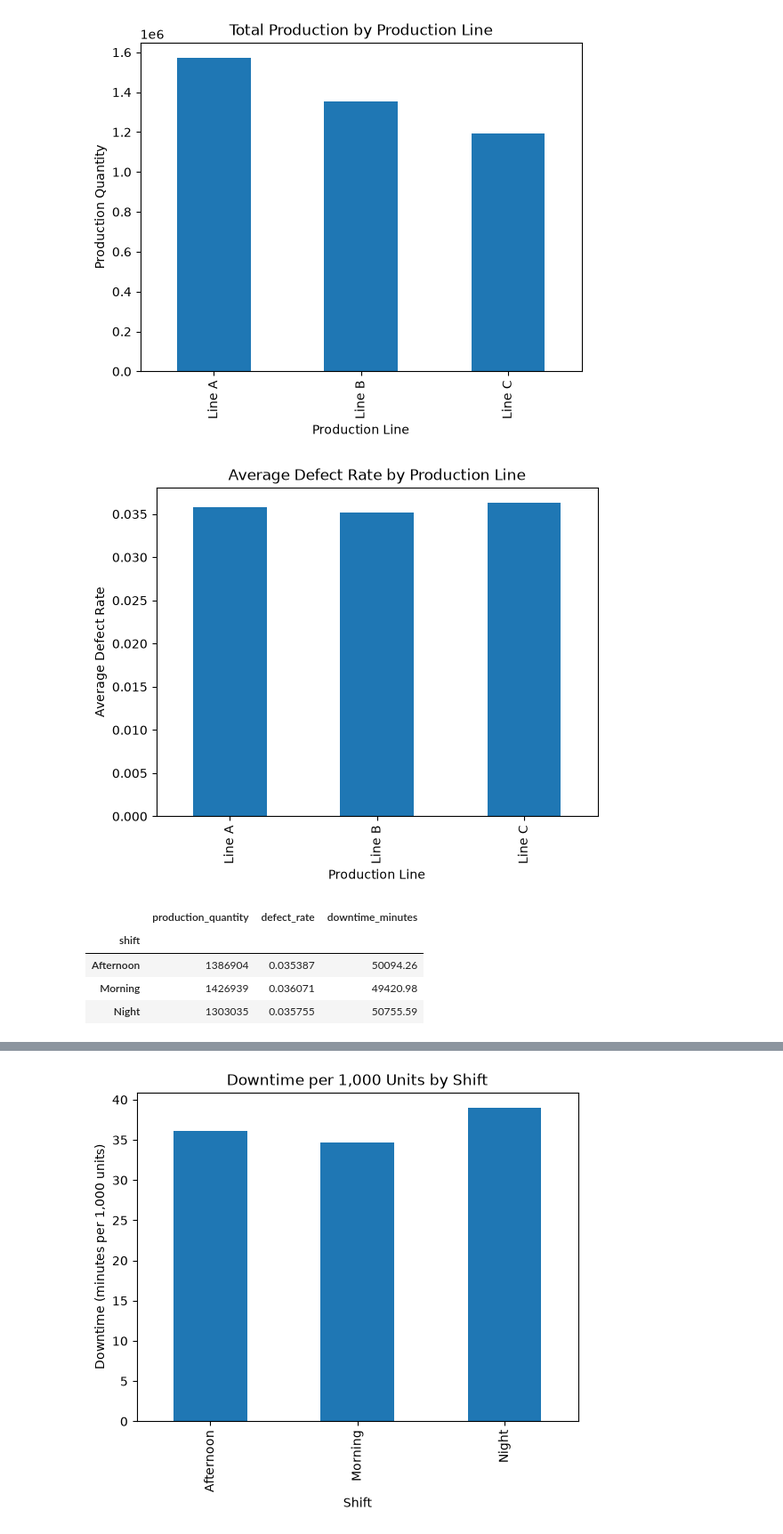
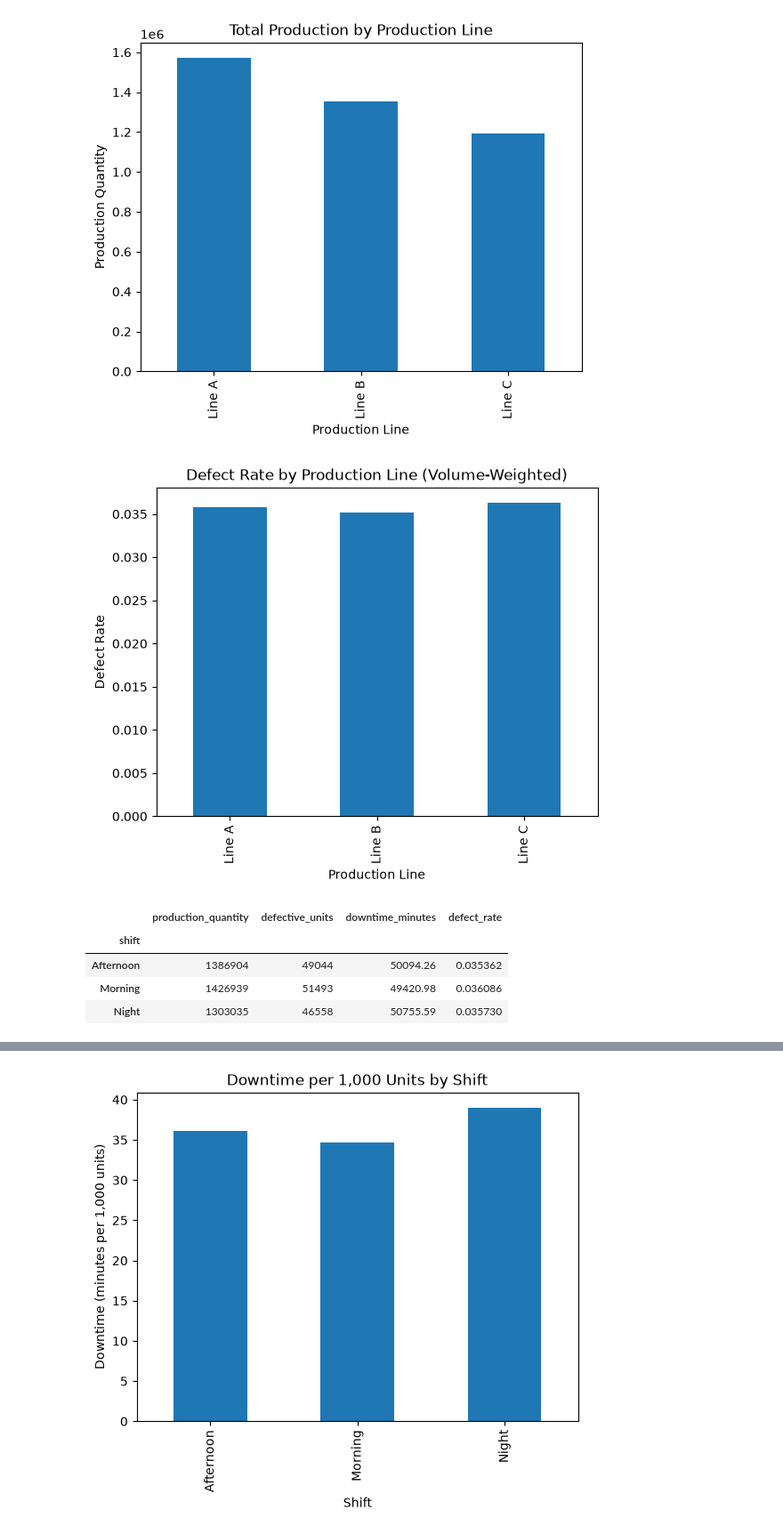
Before and after one commit to Theofil87/manufacturing-production-quality-analytics, a Jupyter notebook: notebooks/manufacturing_production_eda.ipynb, the cells around one changed output, grey strips where cells are left out. Shown at 89% size. Saved outputs shown, nothing was run; the diff lists cells and outputs as text; code cells hidden in the pictures.

Commit message:
fix: use volume-weighted KPI aggregation

```diff
--- a/notebooks/manufacturing_production_eda.ipynb
+++ b/notebooks/manufacturing_production_eda.ipynb
@@ -154,9 +154,11 @@ Name: defect_rate, dtype: float64
 # %%
-import matplotlib.pyplot as plt
-
 line_summary = df.groupby("production_line").agg(
     production_quantity=("production_quantity", "sum"),
-    defect_rate=("defect_rate", "mean")
+    defective_units=("defective_units", "sum")
+)
+
+line_summary["defect_rate"] = (
+    line_summary["defective_units"] / line_summary["production_quantity"]
 )
 
 line_summary
@@ -180,28 +182,32 @@ plt.show()
 # %%
 line_summary["defect_rate"].plot(
     kind="bar",
-    title="Average Defect Rate by Production Line"
+    title="Defect Rate by Production Line (Volume-Weighted)"
 )
 
 plt.xlabel("Production Line")
-plt.ylabel("Average Defect Rate")
+plt.ylabel("Defect Rate")
 plt.show()
 # %% [output]
-[figure, old version]
+[figure, new version]
 # %%
 shift_summary = df.groupby("shift").agg(
     production_quantity=("production_quantity", "sum"),
-    defect_rate=("defect_rate", "mean"),
+    defective_units=("defective_units", "sum"),
     downtime_minutes=("downtime_minutes", "sum")
 )
 
+shift_summary["defect_rate"] = (
+    shift_summary["defective_units"] / shift_summary["production_quantity"]
+)
+
 shift_summary
 # %% [output]
-|  | production_quantity | defect_rate | downtime_minutes |
-| shift |  |  |  |
-| Afternoon | 1386904 | 0.035387 | 50094.26 |
-| Morning | 1426939 | 0.036071 | 49420.98 |
-| Night | 1303035 | 0.035755 | 50755.59 |
+|  | production_quantity | defective_units | downtime_minutes | defect_rate |
+| shift |  |  |  |  |
+| Afternoon | 1386904 | 49044 | 50094.26 | 0.035362 |
+| Morning | 1426939 | 51493 | 49420.98 | 0.036086 |
+| Night | 1303035 | 46558 | 50755.59 | 0.035730 |
 # %%
 shift_summary["downtime_per_1000_units"] = (
     shift_summary["downtime_minutes"]
```
Also changed, not shown: parts of 18 cells of this notebook.
